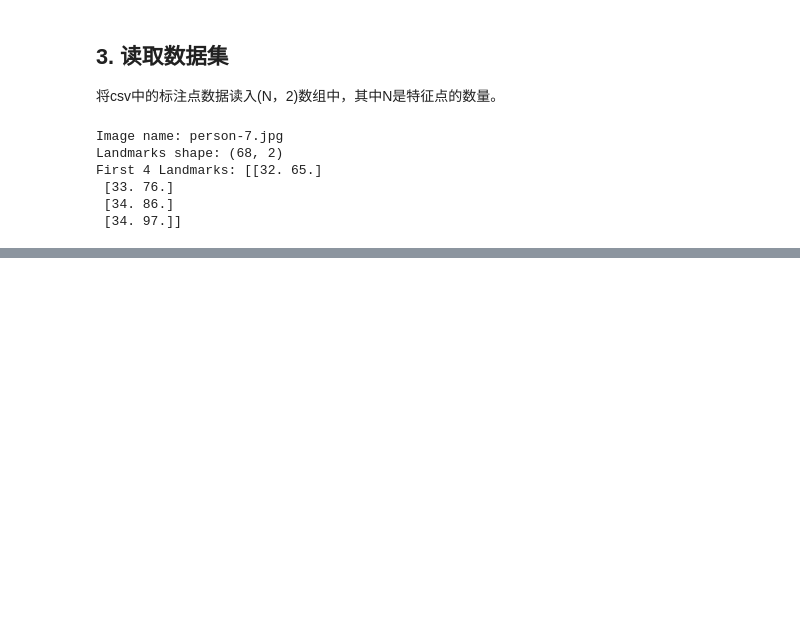
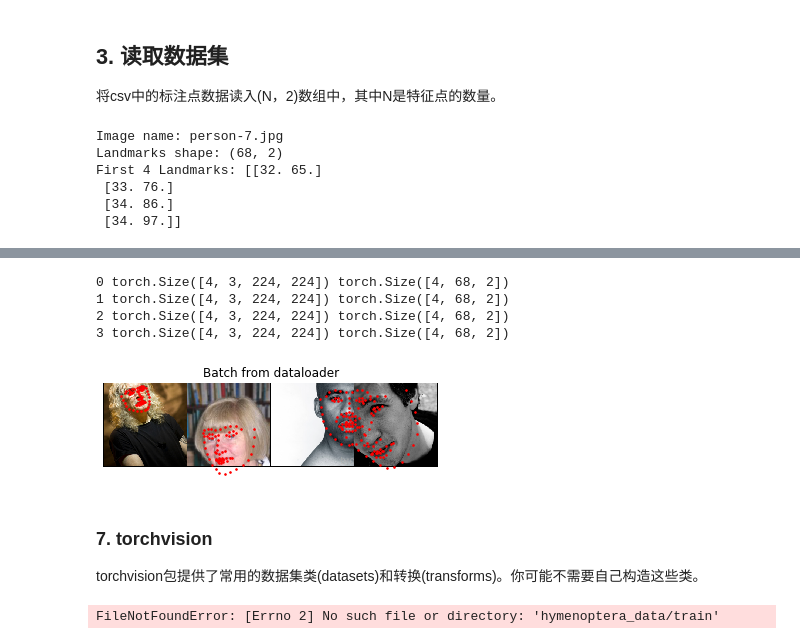
Before and after one commit to XuanxuanGao/LearnPyTorch, a Jupyter notebook: Ch2_PyTorch之入门进阶教程/01_data_load_process.ipynb, the cells around one changed output, grey strips where cells are left out. Cells and saved outputs as stored; diff of their text form; code cells hidden in the pictures; blank space fills up the shorter version.

```diff
--- a/Ch2_PyTorch之入门进阶教程/01_data_load_process.ipynb
+++ b/Ch2_PyTorch之入门进阶教程/01_data_load_process.ipynb
@@ -46,0 +167,10 @@ First 4 Landmarks: [[32. 65.]
+# %%
+class ToTensor(object):
+    """
+    将样本中的ndarrays转换为Tensors.
+    """
+    def __call__(self, sample):
+        image, landmarks = sample['image'], sample['landmarks']
+        # 交换颜色轴因为numpy包的图片是: H * W * C，torch包的图片是: C * H * W
+        image = image.transpose((2, 0, 1)) #tensor交换坐标轴
+        return {'image': torch.from_numpy(image), 'landmarks': torch.from_numpy(landmarks)}
@@ -46,0 +196,10 @@ First 4 Landmarks: [[32. 65.]
+# %%
+# 在数据集上使用预处理
+transformed_dataset = FaceLandmarksDataset(csv_file='data/faces/face_landmarks.csv',
+                                           root_dir='data/faces/',
+                                           transform=transforms.Compose([Rescale(256), RandomCrop(224), ToTensor()]))
+for i in range(len(transformed_dataset)):
+    sample = transformed_dataset[i]
+    print(i, sample['image'].size(), sample['landmarks'].size())
+    if i == 3:
+        break
@@ -46,0 +217,45 @@ First 4 Landmarks: [[32. 65.]
+# %%
+dataloader = DataLoader(transformed_dataset, batch_size=4, shuffle=True, num_workers=4) #定义数据集迭代器
+
+def show_landmarks_batch(sample_batched):
+    """Show image with landmarks for a batch of samples."""
+    images_batch, landmarks_batch = sample_batched['image'], sample_batched['landmarks']
+    batch_size = len(images_batch)
+    im_size = images_batch.size(2)
+    grid_border_size = 2
+    grid = utils.make_grid(images_batch)
+    plt.imshow(grid.numpy().transpose((1, 2, 0)))
+    for i in range(batch_size):
+        plt.scatter(landmarks_batch[i, :, 0].numpy() + i * im_size + (i + 1) * grid_border_size, landmarks_batch[i, :, 1].numpy() + grid_border_size, s=10, marker='.', c='r')
+        plt.title('Batch from dataloader')
+
+for i_batch, sample_batched in enumerate(dataloader): # 迭代数据集
+    print(i_batch, sample_batched['image'].size(), sample_batched['landmarks'].size())
+    # 观察第4批次并停止。
+    if i_batch == 3:
+        plt.figure()
+        show_landmarks_batch(sample_batched)
+        plt.axis('off')
+        plt.ioff()
+        plt.show()
+        break
+# %% [output]
+0 torch.Size([4, 3, 224, 224]) torch.Size([4, 68, 2])
+1 torch.Size([4, 3, 224, 224]) torch.Size([4, 68, 2])
+2 torch.Size([4, 3, 224, 224]) torch.Size([4, 68, 2])
+3 torch.Size([4, 3, 224, 224]) torch.Size([4, 68, 2])
+[figure, added]
+# %% [markdown]
+### 7. torchvision
+torchvision包提供了常用的数据集类(datasets)和转换(transforms)。你可能不需要自己构造这些类。
+# %%
+import torch
+from torchvision import transforms, datasets
+data_transform = transforms.Compose([transforms.RandomSizedCrop(224),
+                                     transforms.RandomHorizontalFlip(),
+                                     transforms.ToTensor(),
+                                     transforms.Normalize(mean=[0.485, 0.456, 0.406], std=[0.229, 0.224, 0.225])])
+hymenoptera_dataset = datasets.ImageFolder(root='hymenoptera_data/train', transform=data_transform) #ImageFolder假定了数据集是以“分类标签/图片名“构造的
+dataset_loader = torch.utils.data.DataLoader(hymenoptera_dataset, batch_size=4, shuffle=True, num_workers=4)
+# %% [output]
+FileNotFoundError: [Errno 2] No such file or directory: 'hymenoptera_data/train'
```
Also changed, not shown: parts of 11 cells of this notebook.
